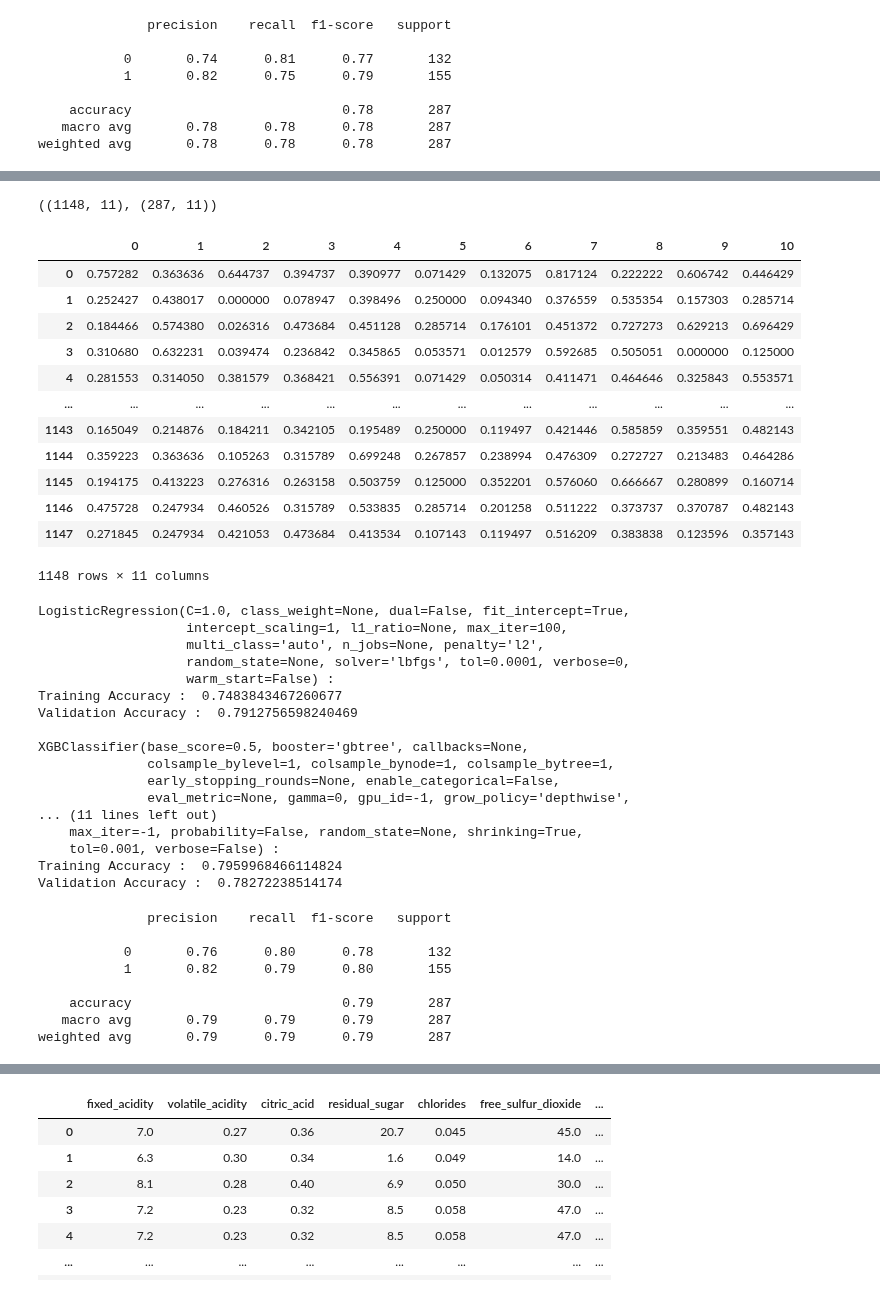
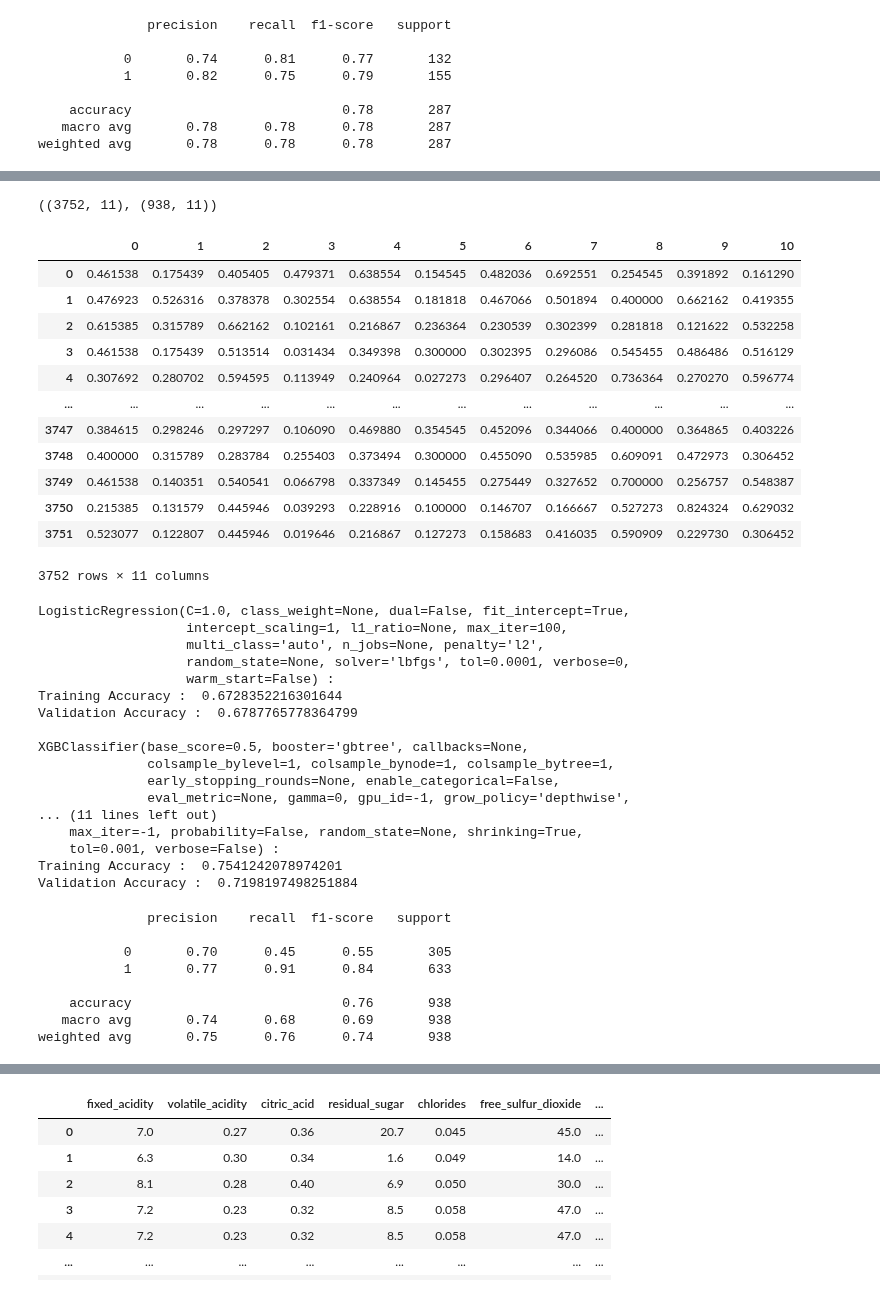
Before and after one commit to nmdollhopf/team1_wine_project, a Jupyter notebook: Wine_ML.ipynb, the cells around one changed output, grey strips where cells are left out. Drawn from its saved outputs; the diff is of its cells as text; code cells hidden in the pictures.

```diff
--- a/Wine_ML.ipynb
+++ b/Wine_ML.ipynb
@@ -294,46 +292,49 @@ White_df['best quality'] = [1 if x>5 else 0 for x in White_df.quality]
 #From Klaus- stratify the ywhites column so we don't end up with all '8-9' in the testing data, for example
 
 
-X_train, X_test, y_train, y_test = train_test_split(X, y, stratify=y, test_size=0.20, random_state=40)
-X_train.shape, X_test.shape
+yw = White_df['best quality'] #target
+Xw = White_df.drop(['quality', 'best quality'], axis=1) #features
+
+X_trainw, X_testw, y_trainw, y_testw = train_test_split(Xw, yw, stratify=yw, test_size=0.20, random_state=40)
+X_trainw.shape, X_testw.shape
 # %% [output]
-((1148, 11), (287, 11))
+((3752, 11), (938, 11))
 # %%
 # Normalize the data before training
 
 norm = MinMaxScaler()
-X_train = norm.fit_transform(X_train)
-X_test = norm.transform(X_test)
+X_trainw = norm.fit_transform(X_trainw)
+X_testw = norm.transform(X_testw)
 
 #convert X_test to df for easy viewing, confirmed data from all columns scaled form 0 to 1
-X_test_df = pd.DataFrame(np.squeeze(X_train))
-X_test_df
+X_testw_df = pd.DataFrame(np.squeeze(X_trainw))
+X_testw_df
 # %% [output]
 |  | 0 | 1 | 2 | 3 | 4 | 5 | 6 | 7 | 8 | 9 | 10 |
-| 0 | 0.757282 | 0.363636 | 0.644737 | 0.394737 | 0.390977 | 0.071429 | 0.132075 | 0.817124 | 0.222222 | 0.606742 | 0.446429 |
-| 1 | 0.252427 | 0.438017 | 0.000000 | 0.078947 | 0.398496 | 0.250000 | 0.094340 | 0.376559 | 0.535354 | 0.157303 | 0.285714 |
-| 2 | 0.184466 | 0.574380 | 0.026316 | 0.473684 | 0.451128 | 0.285714 | 0.176101 | 0.451372 | 0.727273 | 0.629213 | 0.696429 |
-| 3 | 0.310680 | 0.632231 | 0.039474 | 0.236842 | 0.345865 | 0.053571 | 0.012579 | 0.592685 | 0.505051 | 0.000000 | 0.125000 |
-| 4 | 0.281553 | 0.314050 | 0.381579 | 0.368421 | 0.556391 | 0.071429 | 0.050314 | 0.411471 | 0.464646 | 0.325843 | 0.553571 |
+| 0 | 0.461538 | 0.175439 | 0.405405 | 0.479371 | 0.638554 | 0.154545 | 0.482036 | 0.692551 | 0.254545 | 0.391892 | 0.161290 |
+| 1 | 0.476923 | 0.526316 | 0.378378 | 0.302554 | 0.638554 | 0.181818 | 0.467066 | 0.501894 | 0.400000 | 0.662162 | 0.419355 |
+| 2 | 0.615385 | 0.315789 | 0.662162 | 0.102161 | 0.216867 | 0.236364 | 0.230539 | 0.302399 | 0.281818 | 0.121622 | 0.532258 |
+| 3 | 0.461538 | 0.175439 | 0.513514 | 0.031434 | 0.349398 | 0.300000 | 0.302395 | 0.296086 | 0.545455 | 0.486486 | 0.516129 |
+| 4 | 0.307692 | 0.280702 | 0.594595 | 0.113949 | 0.240964 | 0.027273 | 0.296407 | 0.264520 | 0.736364 | 0.270270 | 0.596774 |
 | ... | ... | ... | ... | ... | ... | ... | ... | ... | ... | ... | ... |
-| 1143 | 0.165049 | 0.214876 | 0.184211 | 0.342105 | 0.195489 | 0.250000 | 0.119497 | 0.421446 | 0.585859 | 0.359551 | 0.482143 |
-| 1144 | 0.359223 | 0.363636 | 0.105263 | 0.315789 | 0.699248 | 0.267857 | 0.238994 | 0.476309 | 0.272727 | 0.213483 | 0.464286 |
-| 1145 | 0.194175 | 0.413223 | 0.276316 | 0.263158 | 0.503759 | 0.125000 | 0.352201 | 0.576060 | 0.666667 | 0.280899 | 0.160714 |
-| 1146 | 0.475728 | 0.247934 | 0.460526 | 0.315789 | 0.533835 | 0.285714 | 0.201258 | 0.511222 | 0.373737 | 0.370787 | 0.482143 |
-| 1147 | 0.271845 | 0.247934 | 0.421053 | 0.473684 | 0.413534 | 0.107143 | 0.119497 | 0.516209 | 0.383838 | 0.123596 | 0.357143 |
+| 3747 | 0.384615 | 0.298246 | 0.297297 | 0.106090 | 0.469880 | 0.354545 | 0.452096 | 0.344066 | 0.400000 | 0.364865 | 0.403226 |
+| 3748 | 0.400000 | 0.315789 | 0.283784 | 0.255403 | 0.373494 | 0.300000 | 0.455090 | 0.535985 | 0.609091 | 0.472973 | 0.306452 |
+| 3749 | 0.461538 | 0.140351 | 0.540541 | 0.066798 | 0.337349 | 0.145455 | 0.275449 | 0.327652 | 0.700000 | 0.256757 | 0.548387 |
+| 3750 | 0.215385 | 0.131579 | 0.445946 | 0.039293 | 0.228916 | 0.100000 | 0.146707 | 0.166667 | 0.527273 | 0.824324 | 0.629032 |
+| 3751 | 0.523077 | 0.122807 | 0.445946 | 0.019646 | 0.216867 | 0.127273 | 0.158683 | 0.416035 | 0.590909 | 0.229730 | 0.306452 |
-1148 rows × 11 columns
+3752 rows × 11 columns
 # %%
 #look at (3) different models
 
 models = [LogisticRegression(), XGBClassifier(), SVC(kernel='rbf')]
 
 for i in range(3):
-    models[i].fit(X_train, y_train)
+    models[i].fit(X_trainw, y_trainw)
 
     print(f'{models[i]} : ')
-    print('Training Accuracy : ', metrics.roc_auc_score(y_train, models[i].predict(X_train)))
+    print('Training Accuracy : ', metrics.roc_auc_score(y_trainw, models[i].predict(X_trainw)))
     print('Validation Accuracy : ', metrics.roc_auc_score(
-        y_test, models[i].predict(X_test)))
+        y_testw, models[i].predict(X_testw)))
     print()
 # %% [output]
 LogisticRegression(C=1.0, class_weight=None, dual=False, fit_intercept=True,
@@ -341,8 +342,8 @@ LogisticRegression(C=1.0, class_weight=None, dual=False, fit_intercept=True,
                    multi_class='auto', n_jobs=None, penalty='l2',
                    random_state=None, solver='lbfgs', tol=0.0001, verbose=0,
                    warm_start=False) :
-Training Accuracy :  0.7483843467260677
-Validation Accuracy :  0.7912756598240469
+Training Accuracy :  0.6728352216301644
+Validation Accuracy :  0.6787765778364799
 
 XGBClassifier(base_score=0.5, booster='gbtree', callbacks=None,
               colsample_bylevel=1, colsample_bynode=1, colsample_bytree=1,
@@ -351,22 +352,22 @@ XGBClassifier(base_score=0.5, booster='gbtree', callbacks=None,
 ... (11 lines left out)
     max_iter=-1, probability=False, random_state=None, shrinking=True,
     tol=0.001, verbose=False) :
-Training Accuracy :  0.7959968466114824
-Validation Accuracy :  0.78272238514174
+Training Accuracy :  0.7541242078974201
+Validation Accuracy :  0.7198197498251884
 # %%
 # LogisticalRegression
 
-print(metrics.classification_report(y_test,
-                                    models[0].predict(X_test)))
+print(metrics.classification_report(y_testw,
+                                    models[0].predict(X_testw)))
 # %% [output]
               precision    recall  f1-score   support
 
-           0       0.76      0.80      0.78       132
-           1       0.82      0.79      0.80       155
+           0       0.70      0.45      0.55       305
+           1       0.77      0.91      0.84       633
 
-    accuracy                           0.79       287
-   macro avg       0.79      0.79      0.79       287
-weighted avg       0.79      0.79      0.79       287
+    accuracy                           0.76       938
+   macro avg       0.74      0.68      0.69       938
+weighted avg       0.75      0.76      0.74       938
 # %%
 # XGBClassifier (Extreme Gradient Boosting)
 
```
Also changed, not shown: parts of 13 cells of this notebook.
